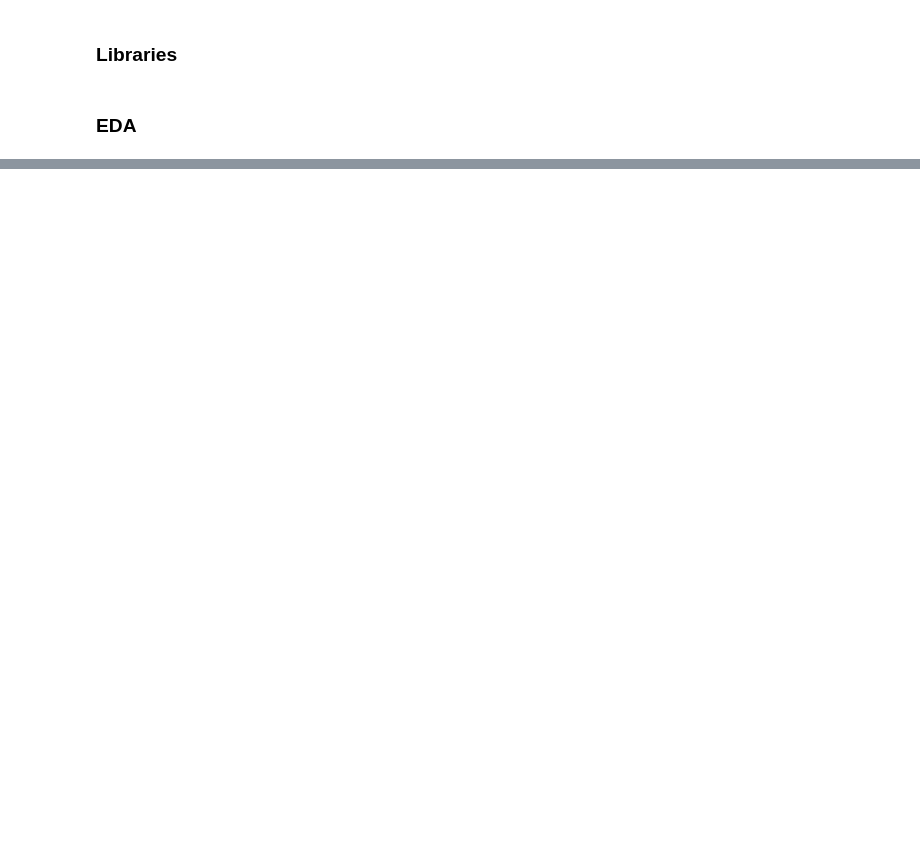
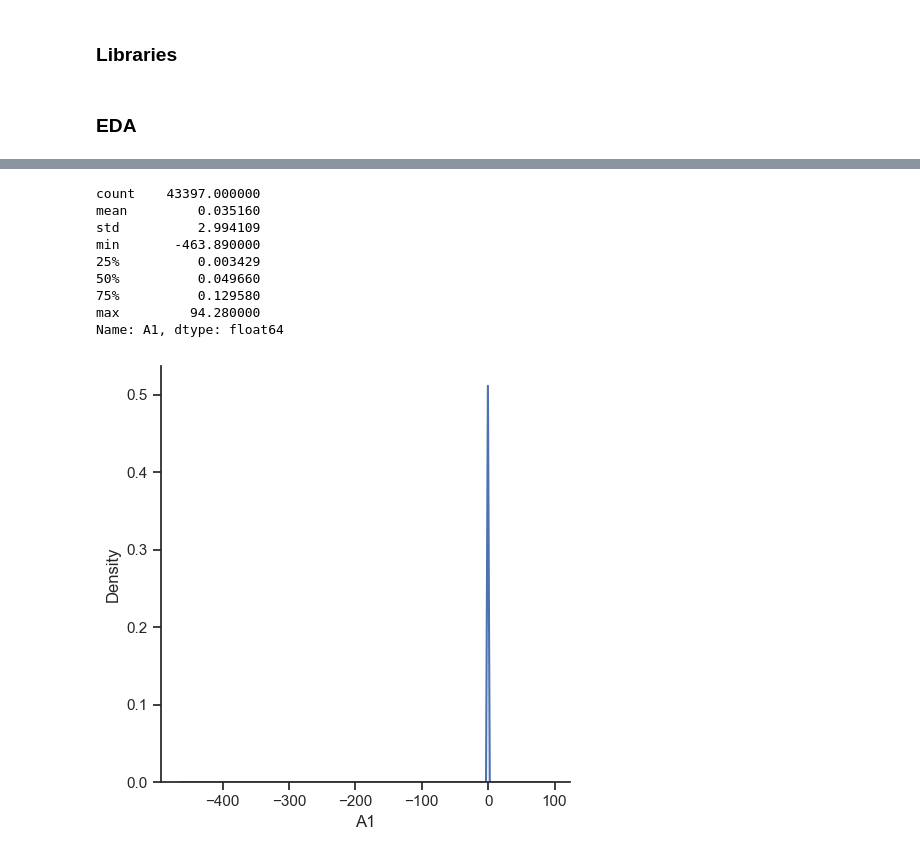
Before and after one commit to krishna-das-m/bankruptcy_prediction, a Jupyter notebook: notebooks/01_data_exploration.ipynb, the cells around one changed output, grey strips where cells are left out. Drawn from its saved outputs; the diff is of its cells as text; code cells hidden in the pictures; blank space fills up the shorter version.

```diff
--- a/notebooks/01_data_exploration.ipynb
+++ b/notebooks/01_data_exploration.ipynb
@@ -65,0 +176,14 @@ Length: 65, dtype: int64
+# %%
+sns.displot(df, x='A1', kind='kde')
+df['A1'].describe()
+# %% [output]
+count    43397.000000
+mean         0.035160
+std          2.994109
+min       -463.890000
+25%          0.003429
+50%          0.049660
+75%          0.129580
+max         94.280000
+Name: A1, dtype: float64
+[figure, added]
```
Also changed, not shown: parts of 17 cells of this notebook, 10 other files.
